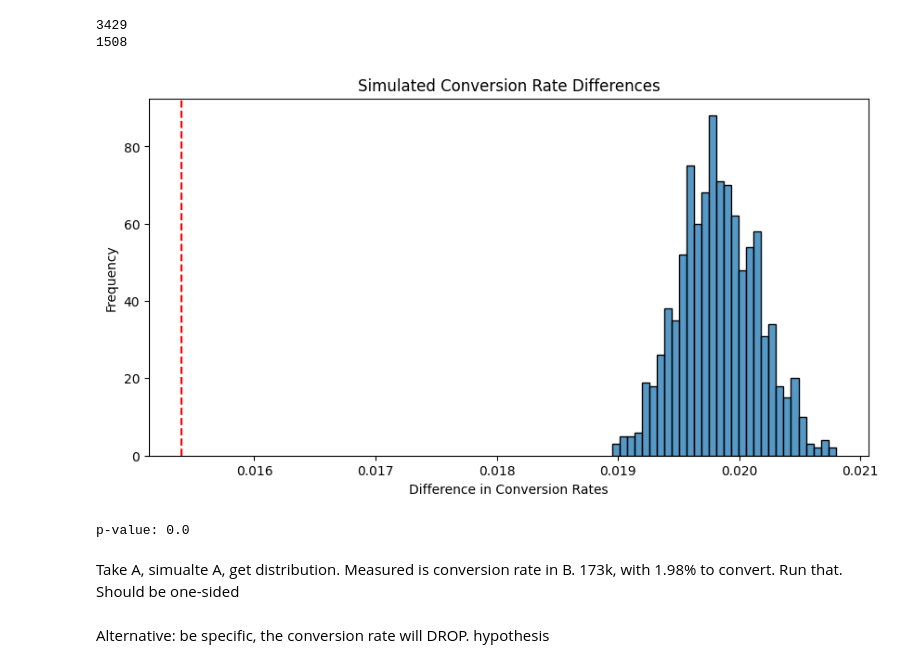
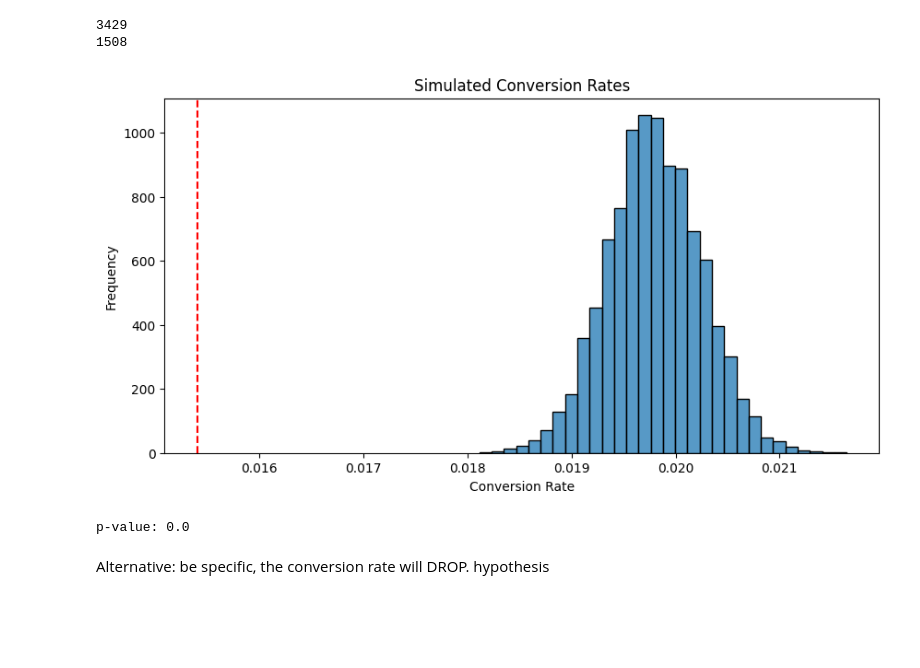
Before and after one commit to D123aniel/DATA110, a Jupyter notebook: project.ipynb, the cells around one changed output. Cells and saved outputs as stored; diff of their text form; code cells hidden in the pictures; blank space fills up the shorter version.

```diff
--- a/project.ipynb
+++ b/project.ipynb
@@ -224,45 +143,25 @@ print(len(combined[(combined['price'] == 59) & (combined['converted'] == 1)]))
 3429
 1508
 # %%
-# Own-written code for simulating conversion rates distribution
-# def simulate(n):
-#     rates_list = []
-#     # Number of users in group A
-#     num_users_A = len(combined[combined['price'] == 39])
-#     for i in range(n):
-#         # Simulate conversion with a 1.98% probability
-#         simulated_conversions_A = np.random.choice([0, 1], size=num_users_A, p=[0.9802, 0.0198])
-
-#         # Add the simulated conversions to a new DataFrame
-#         simulated_group_A = combined[combined['price'] == 39].copy()
-#         simulated_group_A['converted'] = simulated_conversions_A
-
-#         conversion_rate_sample = simulated_group_A['converted'].mean()
-#         rates_list.append(conversion_rate_sample)
-
-#     return rates_list
+def simulate(n):
+    num_users_B = len(combined[combined['price'] == 59])
+    rates_list = []
+    for i in range(n):
+        rates_list.append(np.random.choice([0, 1], size=num_users_B, p=[0.9802, 0.0198]).mean())
+    return rates_list
-# %%
-#Chat-GPT, only to speed up the simulation. The version above works, but it is just slower
-def simulate(n):
-    num_users_A = len(combined[combined['price'] == 39])
-    rates_list = [
-        np.random.choice([0, 1], size=num_users_A, p=[0.9802, 0.0198]).mean()
-        for _ in range(n)
-    ]
-    return rates_list
 # %%
-n = 1000
+n = 10000
 simulated_conversion_rates = simulate(n)
 
-fig, ax = plt.subplots(1,figsize=(10, 5))
+fig, ax = plt.subplots(1, figsize=(10, 5))
 sns.histplot(simulated_conversion_rates, bins=30)
 ax.axvline(x=0.0154, color='r', linestyle='--')
-plt.title('Simulated Conversion Rate Differences')
-plt.xlabel('Difference in Conversion Rates')
+plt.title('Simulated Conversion Rates')
+plt.xlabel('Conversion Rate')
 plt.ylabel('Frequency')
 plt.show()
 # %% [output]
-[figure, old version]
+[figure, new version]
 # %%
 groupA = combined[combined['price'] == 39]
 statistic = len(combined[(combined['price'] == 59) & (combined['converted'] == 1)]) / len(combined[combined['price'] == 59])
@@ -276,9 +174,5 @@ for i in simulated_conversion_rates:
 print(f"p-value: {count/len(groupA)}")
 # %% [output]
 p-value: 0.0
-# %% [markdown]
-Take A, simualte A, get distribution. Measured is conversion rate in B.
-173k, with 1.98% to convert. Run that.
-Should be one-sided
 # %% [markdown]
 Alternative: be specific, the conversion rate will DROP. hypothesis
```
Also changed, not shown: parts of 19 cells of this notebook, 2 other files.
